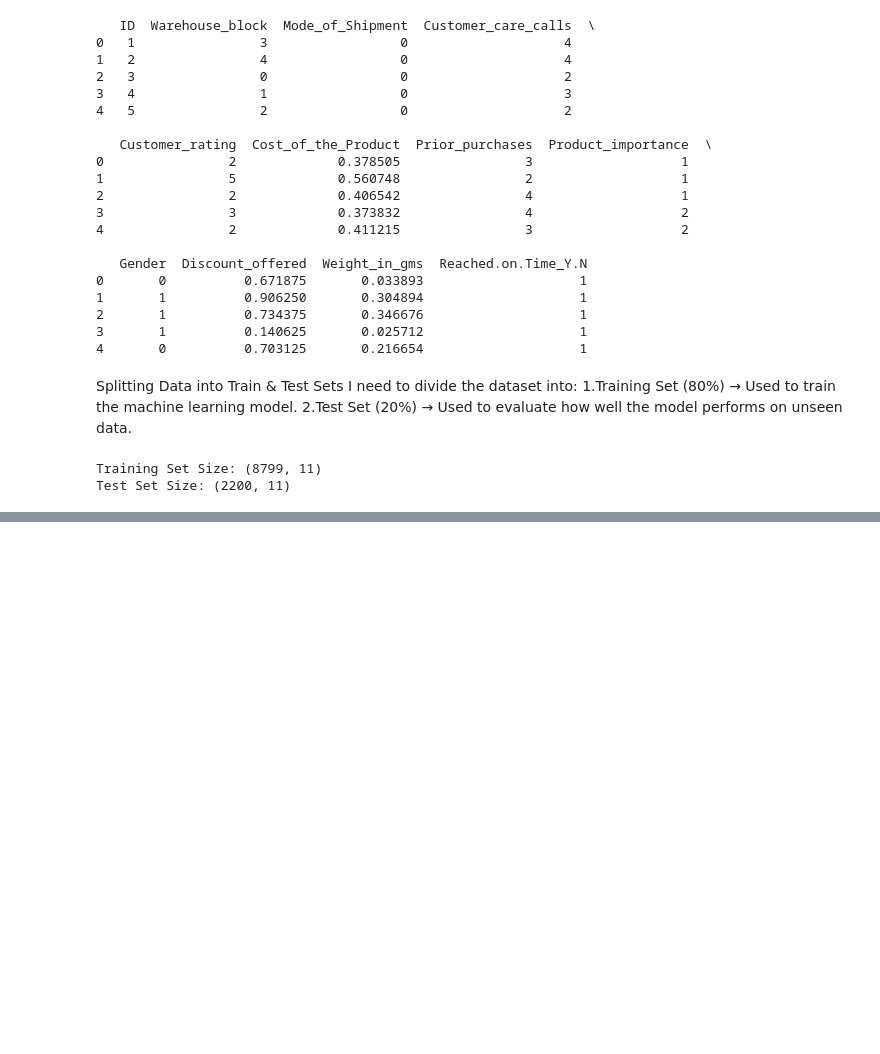
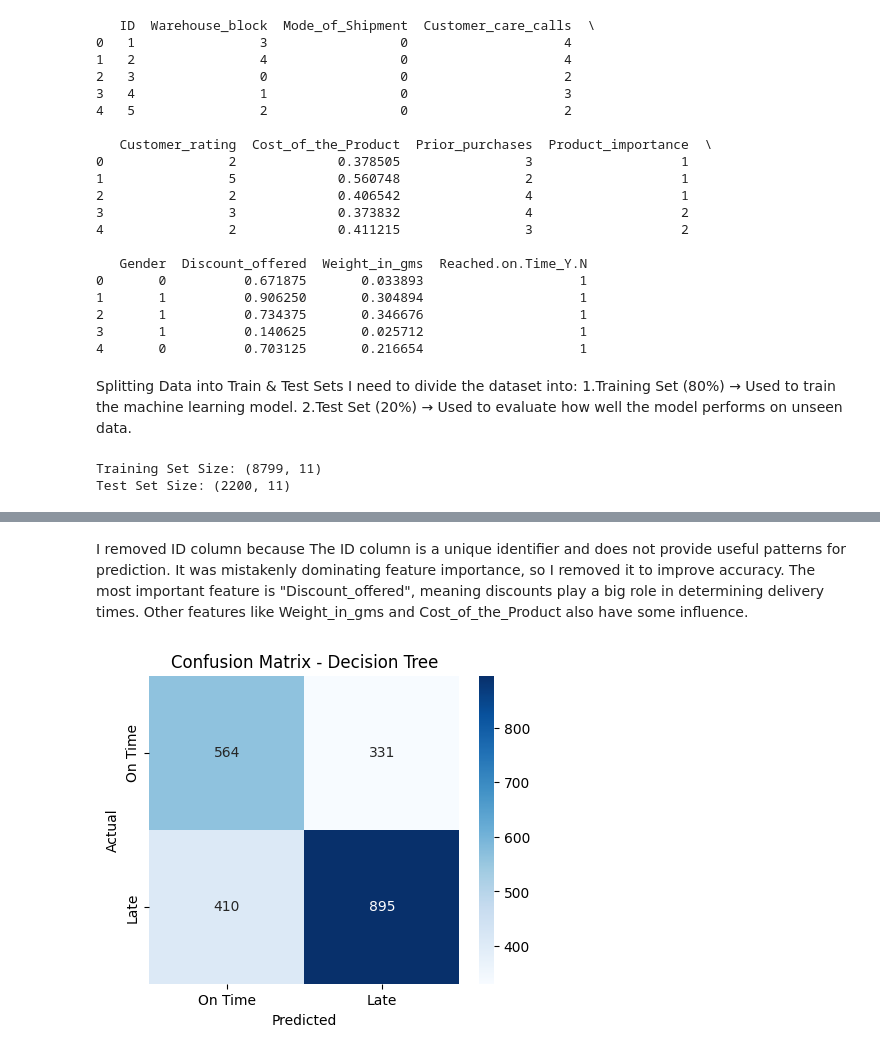
Before and after one commit to Morriskarani/Revolutionizing-E-Commerce-A-Machine-Learning-Powered-Delivery-Time-Predictor, a Jupyter notebook: Commerce.ipynb, the cells around one changed output, grey strips where cells are left out. Saved outputs shown, nothing was run; the diff lists cells and outputs as text; code cells hidden in the pictures; blank space fills up the shorter version.

```diff
--- a/Commerce.ipynb
+++ b/Commerce.ipynb
@@ -485,0 +488,17 @@ Test Set Size: (2200, 11)
+# %%
+from sklearn.tree import DecisionTreeClassifier
+from sklearn.model_selection import train_test_split
+
+# Split the dataset again (if needed)
+X_train, X_test, y_train, y_test = train_test_split(X, y, test_size=0.2, random_state=42)
+
+# Train the Decision Tree Classifier
+dt_model = DecisionTreeClassifier(random_state=42)
+dt_model.fit(X_train, y_train)
+
+# Evaluate the model
+y_pred = dt_model.predict(X_test)
+
+from sklearn.metrics import accuracy_score, classification_report
+print("Updated Decision Tree Accuracy:", accuracy_score(y_test, y_pred))
+print("Updated Classification Report:\n", classification_report(y_test, y_pred))
@@ -485,0 +599,22 @@ Test Set Size: (2200, 11)
+# %% [markdown]
+
+I removed ID column because The ID column is a unique identifier and does not provide useful patterns for prediction. It was mistakenly dominating feature importance, so I removed it to improve accuracy.
+The most important feature is "Discount_offered", meaning discounts play a big role in determining delivery times.
+Other features like Weight_in_gms and Cost_of_the_Product also have some influence.
+# %%
+from sklearn.metrics import confusion_matrix
+import seaborn as sns
+import matplotlib.pyplot as plt
+
+# Compute confusion matrix
+cm = confusion_matrix(y_test, y_pred)
+
+# Plot confusion matrix
+plt.figure(figsize=(5,4))
+sns.heatmap(cm, annot=True, fmt="d", cmap="Blues", xticklabels=['On Time', 'Late'], yticklabels=['On Time', 'Late'])
+plt.xlabel("Predicted")
+plt.ylabel("Actual")
+plt.title("Confusion Matrix - Decision Tree")
+plt.show()
+# %% [output]
+[figure, added]
```
Also changed, not shown: parts of 48 cells of this notebook, 11 other files.
